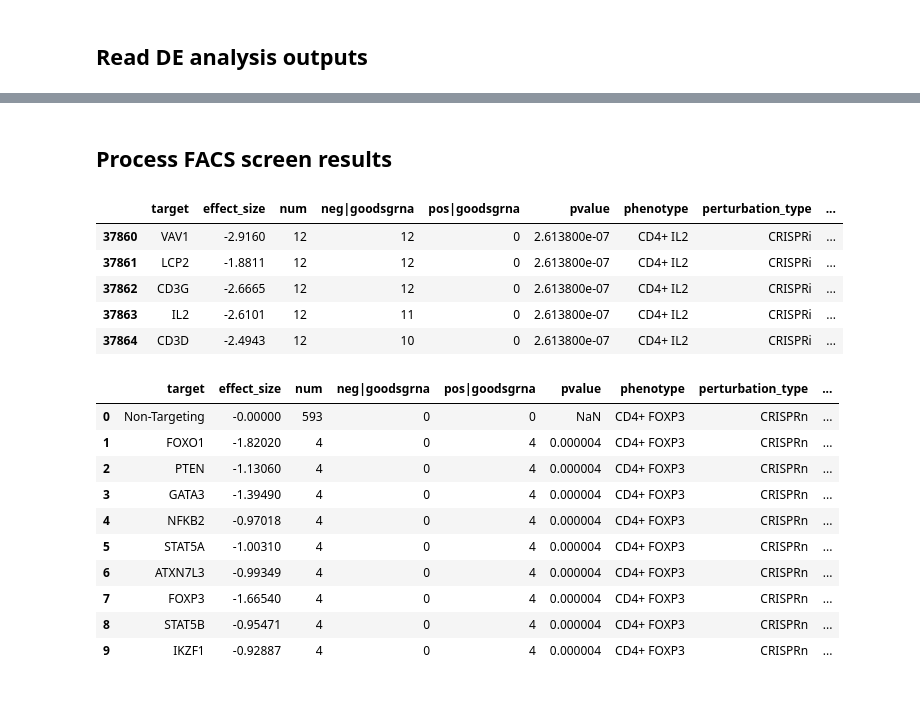
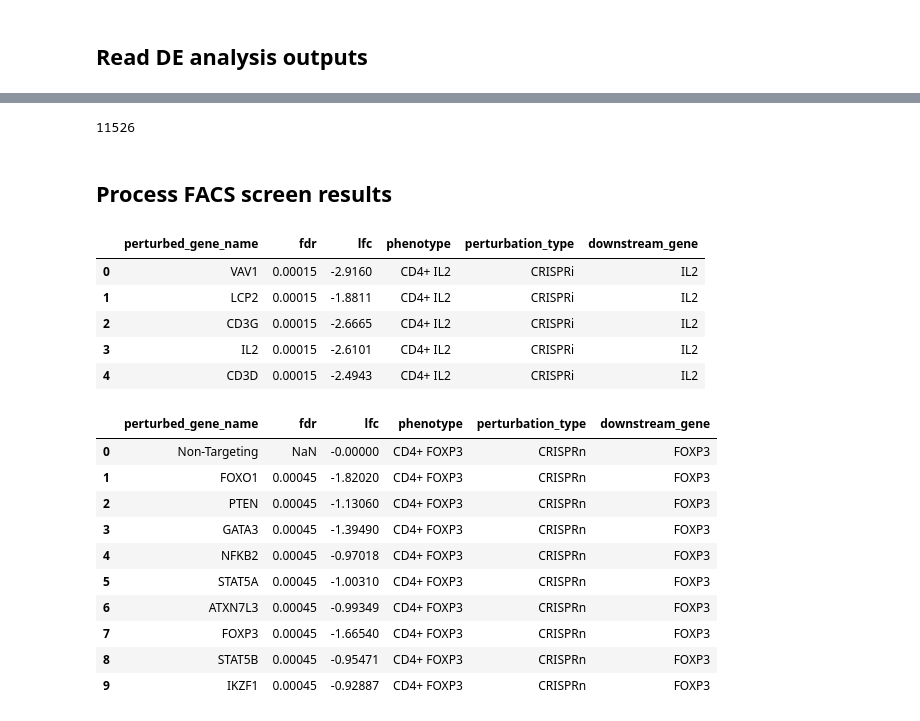
Before and after one commit to emdann/GWT_perturbseq_analysis_2025, a Jupyter notebook: src/3_DE_analysis/FACS_comparison_full.ipynb, the cells around one changed output, grey strips where cells are left out. Saved outputs shown, nothing was run; the diff lists cells and outputs as text; code cells hidden in the pictures.

```diff
--- a/src/3_DE_analysis/FACS_comparison_full.ipynb
+++ b/src/3_DE_analysis/FACS_comparison_full.ipynb
@@ -33,38 +21,39 @@ de_summary_stats
 # %%
-adata_de = sc.read_h5ad(datadir + f'/DE_results_all_confounders/{experiment_name}.merged_DE_results.h5ad')
+adata_de = sc.read_h5ad(datadir + f'/DE_results_all_confounders/{experiment_name}.merged_DE_results_corrected.h5ad')
 # Annotate zscore
 adata_de.layers['zscore'] = adata_de.layers['log_fc'] / adata_de.layers['lfcSE']
 adata_de.layers['zscore'][np.where(adata_de.layers['zscore'] > 50)] = 50
 
 # Filter out genes with no on-target KD effects
-de_summary_stats = pd.read_csv(datadir + f'/DE_results_all_confounders/DE_summary_stats_per_target.csv', index_col=0)
-ontarget_genelist = de_summary_stats[de_summary_stats.ontarget_effect_category=='on-target KD'].target_name.unique().tolist()
-adata_de = adata_de[adata_de.obs.target_contrast_gene_name.isin(ontarget_genelist)].copy()
+de_summary_stats = pd.read_csv(datadir + f'/DE_results_all_confounders/DE_summary_stats_per_target_corrected.csv', index_col=0)
+# ontarget_genelist = de_summary_stats[de_summary_stats.ontarget_effect_category=='on-target KD'].target_name.unique().tolist()
+# adata_de = adata_de[adata_de.obs.target_contrast_gene_name.isin(ontarget_genelist)].copy()
 #adata_de = adata_de[adata_de.obs.n_cells_target>=50].copy()
 adata_de.obs['target_contrast'].nunique()
+# %% [output]
+11526
 # %% [markdown]
 ## Process FACS screen results
 # %%
-def get_mageck_pval(df, lfc_col='neg|lfc', pos_pval_col='pos|p-value', neg_pval_col='neg|p-value'):
+def get_mageck_pval(df, lfc_col='neg|lfc', pos_fdr_col='pos|fdr', neg_fdr_col='neg|fdr'):
     # Create a copy to avoid modifying the original DataFrame
     result_df = df.copy()
 
-    result_df['pvalue'] = np.nan
+    result_df['fdr'] = np.nan
 
     for idx, row in result_df.iterrows():
         log_fc = row[lfc_col]
 
-        # Select the appropriate p-value based on the direction of log_fc
+        # Select the appropriate fdr based on the direction of log_fc
         if log_fc > 0:
-            p_value = row[pos_pval_col]
+            fdr = row[pos_fdr_col]
         elif log_fc < 0:
-            p_value = row[neg_pval_col]
+            fdr = row[neg_fdr_col]
         else:
             # If log_fc is exactly 0, standard error is undefined
             continue
 
-        # Convert p-value to z-score (handling potential invalid p-values)
-        if 0 <= p_value < 1:
-            result_df.at[idx, 'pvalue'] = p_value
+        if 0 <= fdr < 1:
+            result_df.at[idx, 'fdr'] = fdr
 
     return result_df
@@ -74,35 +60,38 @@ keep_mageck_columns = ['target', 'effect_size', 'num', 'neg|goodsgrna',
+# %%
+keep_mageck_columns = ['perturbed_gene_name', 'fdr', 'lfc', 'phenotype', 'perturbation_type', 'downstream_gene']
 # %%
 Schmidt2022_data = pd.read_csv('../../metadata/SchmidtSteinhart2022_CRISPRi_screen_gene_phenotypes.csv', index_col=0)
-Schmidt2022_data['phenotype'] = np.where(Schmidt2022_data['phenotype'] == 'Prim.CRi.CD4.IL2', 'CD4+ IL2', 'CD8+ IFNg')
 Schmidt2022_data['downstream_gene'] = np.where(Schmidt2022_data['phenotype'] == 'CD4+ IL2', 'IL2', 'IFNG')
-Schmidt2022_data = Schmidt2022_data[keep_mageck_columns].copy()
+Schmidt2022_data['perturbation_type'] = 'CRISPRi'
+Schmidt2022_data = get_mageck_pval(Schmidt2022_data)
+Schmidt2022_data = Schmidt2022_data.rename({'id':'perturbed_gene_name', 'neg|lfc':'lfc'}, axis=1)[keep_mageck_columns].copy()
 Schmidt2022_data.head()
 # %% [output]
-|  | target | effect_size | num | neg|goodsgrna | pos|goodsgrna | pvalue | phenotype | perturbation_type | ... |
-| 37860 | VAV1 | -2.9160 | 12 | 12 | 0 | 2.613800e-07 | CD4+ IL2 | CRISPRi | ... |
-| 37861 | LCP2 | -1.8811 | 12 | 12 | 0 | 2.613800e-07 | CD4+ IL2 | CRISPRi | ... |
-| 37862 | CD3G | -2.6665 | 12 | 12 | 0 | 2.613800e-07 | CD4+ IL2 | CRISPRi | ... |
-| 37863 | IL2 | -2.6101 | 12 | 11 | 0 | 2.613800e-07 | CD4+ IL2 | CRISPRi | ... |
-| 37864 | CD3D | -2.4943 | 12 | 10 | 0 | 2.613800e-07 | CD4+ IL2 | CRISPRi | ... |
+|  | perturbed_gene_name | fdr | lfc | phenotype | perturbation_type | downstream_gene |
+| 0 | VAV1 | 0.00015 | -2.9160 | CD4+ IL2 | CRISPRi | IL2 |
+| 1 | LCP2 | 0.00015 | -1.8811 | CD4+ IL2 | CRISPRi | IL2 |
+| 2 | CD3G | 0.00015 | -2.6665 | CD4+ IL2 | CRISPRi | IL2 |
+| 3 | IL2 | 0.00015 | -2.6101 | CD4+ IL2 | CRISPRi | IL2 |
+| 4 | CD3D | 0.00015 | -2.4943 | CD4+ IL2 | CRISPRi | IL2 |
 # %%
 # Supplementary table 8
 FOXP3_data = pd.read_csv('../../metadata/Umhoefer2025_FOXP3_Teff.csv')
 FOXP3_data['perturbation_type'] = 'CRISPRn'
 FOXP3_data['phenotype'] = 'CD4+ FOXP3'
 FOXP3_data['downstream_gene'] = 'FOXP3'
 FOXP3_data = get_mageck_pval(FOXP3_data)
-FOXP3_data = FOXP3_data.rename({'id':'target', 'neg|lfc':'effect_size'}, axis=1)[keep_mageck_columns]
-FOXP3_data['effect_size'] = FOXP3_data['effect_size'] * -1
+FOXP3_data = FOXP3_data.rename({'id':'perturbed_gene_name', 'neg|lfc':'lfc'}, axis=1)[keep_mageck_columns]
+FOXP3_data['lfc'] = FOXP3_data['lfc'] * -1 # Somehow the lfc is flipped
 FOXP3_data.head(10)
 # %% [output]
-|  | target | effect_size | num | neg|goodsgrna | pos|goodsgrna | pvalue | phenotype | perturbation_type | ... |
-| 0 | Non-Targeting | -0.00000 | 593 | 0 | 0 | NaN | CD4+ FOXP3 | CRISPRn | ... |
-| 1 | FOXO1 | -1.82020 | 4 | 0 | 4 | 0.000004 | CD4+ FOXP3 | CRISPRn | ... |
-| 2 | PTEN | -1.13060 | 4 | 0 | 4 | 0.000004 | CD4+ FOXP3 | CRISPRn | ... |
-| 3 | GATA3 | -1.39490 | 4 | 0 | 4 | 0.000004 | CD4+ FOXP3 | CRISPRn | ... |
-| 4 | NFKB2 | -0.97018 | 4 | 0 | 4 | 0.000004 | CD4+ FOXP3 | CRISPRn | ... |
-| 5 | STAT5A | -1.00310 | 4 | 0 | 4 | 0.000004 | CD4+ FOXP3 | CRISPRn | ... |
-| 6 | ATXN7L3 | -0.99349 | 4 | 0 | 4 | 0.000004 | CD4+ FOXP3 | CRISPRn | ... |
-| 7 | FOXP3 | -1.66540 | 4 | 0 | 4 | 0.000004 | CD4+ FOXP3 | CRISPRn | ... |
-| 8 | STAT5B | -0.95471 | 4 | 0 | 4 | 0.000004 | CD4+ FOXP3 | CRISPRn | ... |
-| 9 | IKZF1 | -0.92887 | 4 | 0 | 4 | 0.000004 | CD4+ FOXP3 | CRISPRn | ... |
+|  | perturbed_gene_name | fdr | lfc | phenotype | perturbation_type | downstream_gene |
+| 0 | Non-Targeting | NaN | -0.00000 | CD4+ FOXP3 | CRISPRn | FOXP3 |
+| 1 | FOXO1 | 0.00045 | -1.82020 | CD4+ FOXP3 | CRISPRn | FOXP3 |
+| 2 | PTEN | 0.00045 | -1.13060 | CD4+ FOXP3 | CRISPRn | FOXP3 |
+| 3 | GATA3 | 0.00045 | -1.39490 | CD4+ FOXP3 | CRISPRn | FOXP3 |
+| 4 | NFKB2 | 0.00045 | -0.97018 | CD4+ FOXP3 | CRISPRn | FOXP3 |
+| 5 | STAT5A | 0.00045 | -1.00310 | CD4+ FOXP3 | CRISPRn | FOXP3 |
+| 6 | ATXN7L3 | 0.00045 | -0.99349 | CD4+ FOXP3 | CRISPRn | FOXP3 |
+| 7 | FOXP3 | 0.00045 | -1.66540 | CD4+ FOXP3 | CRISPRn | FOXP3 |
+| 8 | STAT5B | 0.00045 | -0.95471 | CD4+ FOXP3 | CRISPRn | FOXP3 |
+| 9 | IKZF1 | 0.00045 | -0.92887 | CD4+ FOXP3 | CRISPRn | FOXP3 |
```
Also changed, not shown: parts of 25 cells of this notebook, 32 other files.
